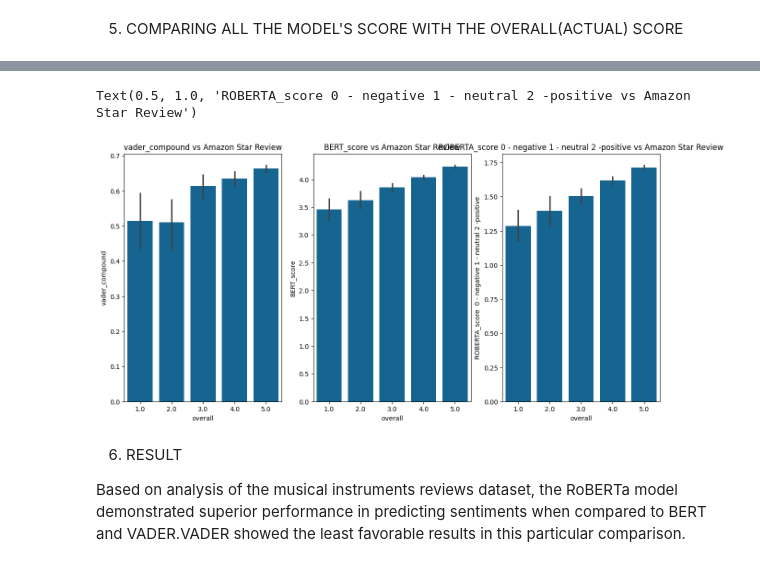
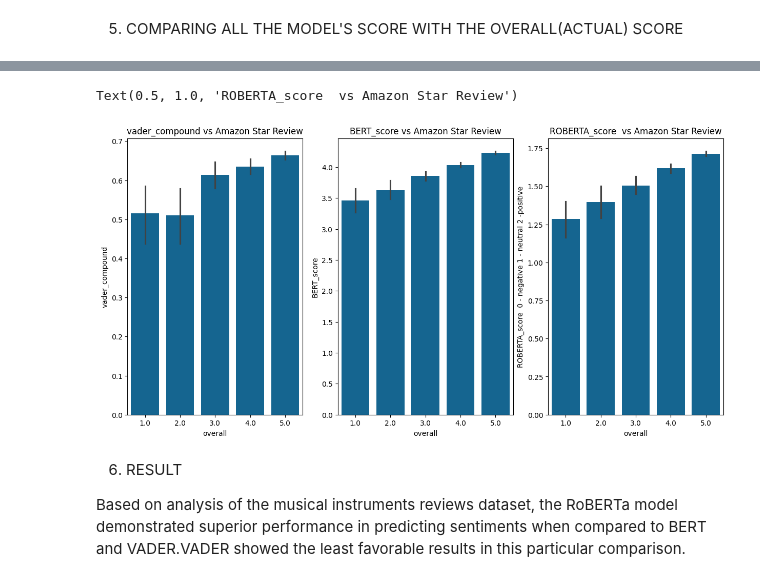
Before and after one commit to Raaghul0107/Amazon-sentiment-analysis, a Jupyter notebook: amazon.ipynb, the cells around one changed output, grey strips where cells are left out. Cells and saved outputs as stored; diff of their text form; code cells hidden in the pictures.

```diff
--- a/amazon.ipynb
+++ b/amazon.ipynb
@@ -404,17 +423,17 @@ final_reordered.sample(20)
 # %%
 fig, axs = plt.subplots(1, 3, figsize=(15, 7))
 
 
 sns.barplot(data=final_reordered, x='overall', y='vader_compound', ax=axs[0])
 sns.barplot(data=final_reordered, x='overall', y='BERT_score', ax=axs[1])
 sns.barplot(data=final_reordered, x='overall', y='ROBERTA_score  0 - negative 1 - neutral 2 -positive', ax=axs[2])
 
 axs[0].set_title('vader_compound vs Amazon Star Review')
 axs[1].set_title('BERT_score vs Amazon Star Review')
-axs[2].set_title('ROBERTA_score 0 - negative 1 - neutral 2 -positive vs Amazon Star Review')
+axs[2].set_title('ROBERTA_score  vs Amazon Star Review')
 # %% [output]
-Text(0.5, 1.0, 'ROBERTA_score 0 - negative 1 - neutral 2 -positive vs Amazon Star Review')
+Text(0.5, 1.0, 'ROBERTA_score  vs Amazon Star Review')
-[figure, old version]
+[figure, new version]
 # %% [markdown]
 6. RESULT
 
```
Also changed, not shown: parts of 5 cells of this notebook.
